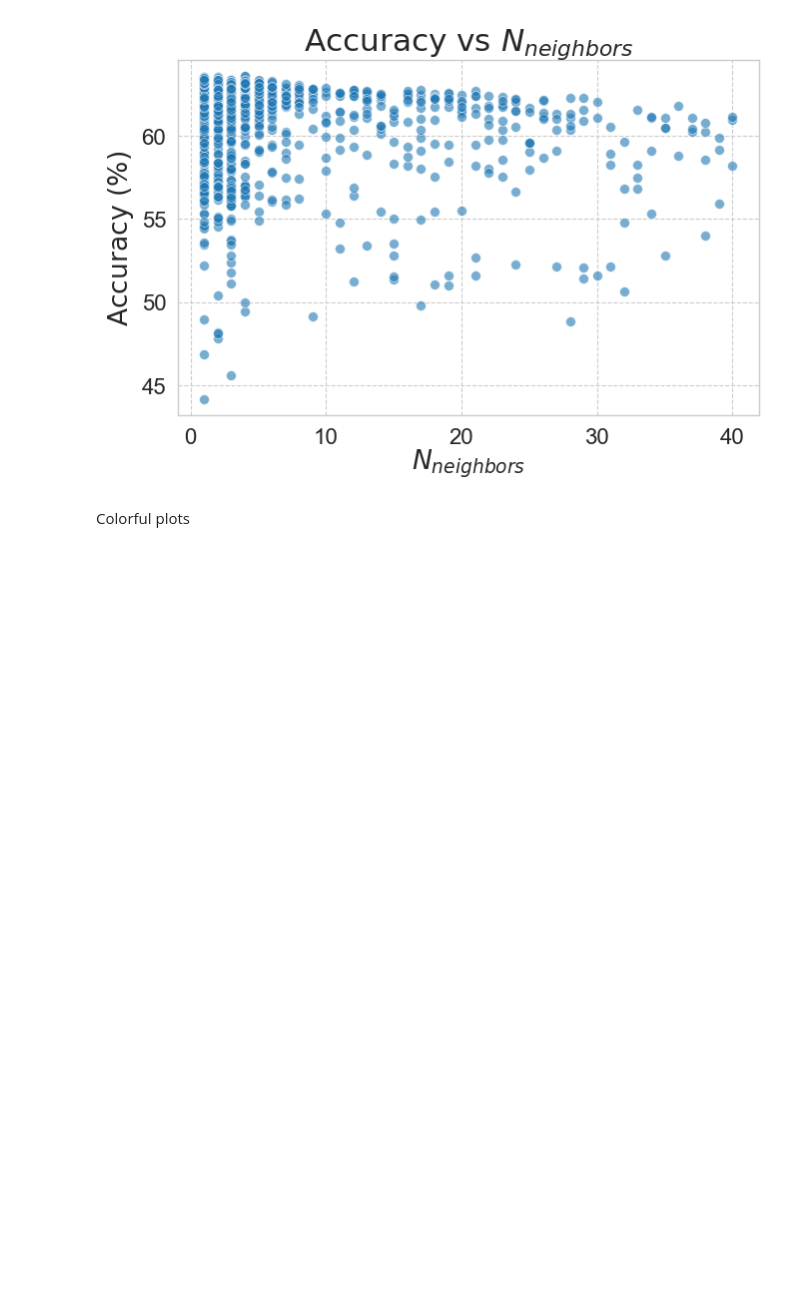
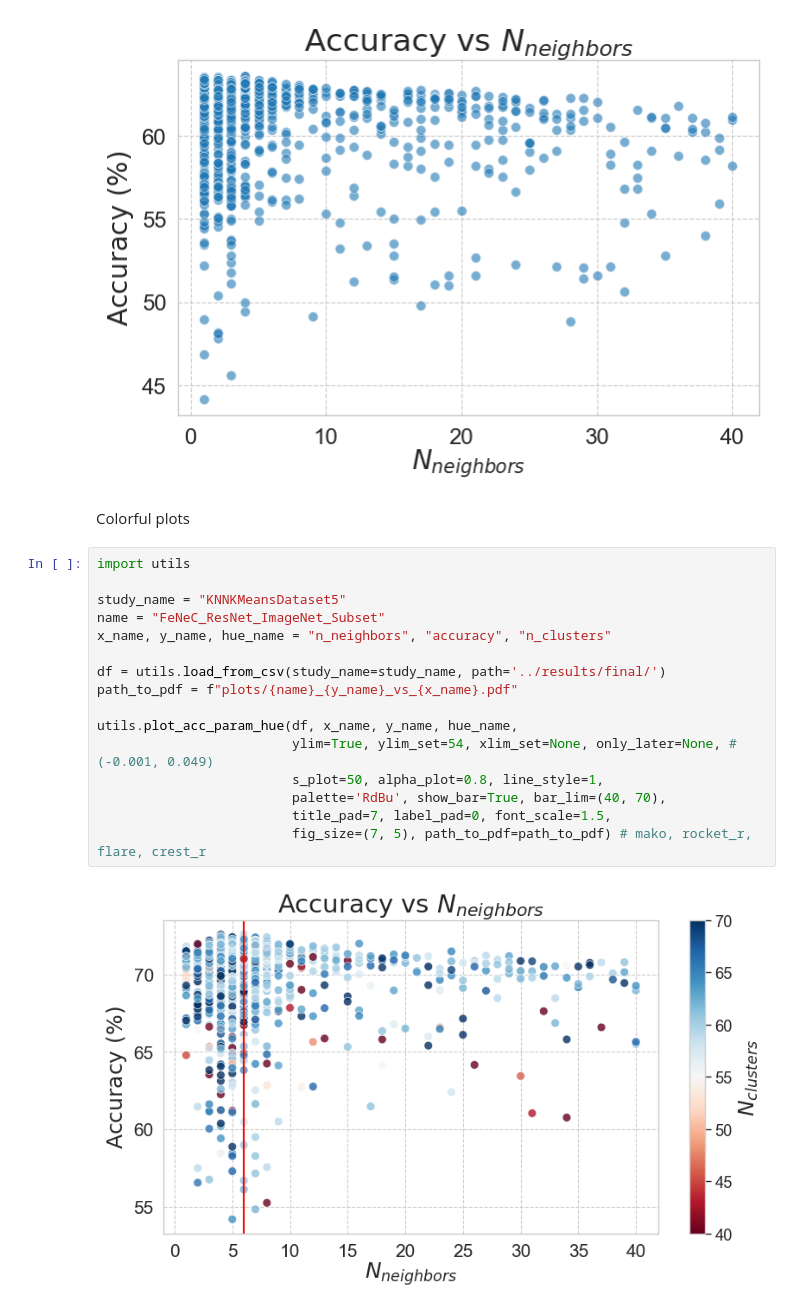
Before and after one commit to gmum/FeNeC, a Jupyter notebook: Notebooks/cifar_resnet.ipynb, the cells around one changed output. Saved outputs shown, nothing was run; the diff lists cells and outputs as text; blank space fills up the shorter version.

```diff
--- a/Notebooks/cifar_resnet.ipynb
+++ b/Notebooks/cifar_resnet.ipynb
@@ -124,3 +124,21 @@ utils.plot_param_accuracy(param_name=param_name, param_vals=param_vals, accuraci
 [figure]
 # %% [markdown]
 Colorful plots
+# %%
+import utils
+
+study_name = "KNNKMeansDataset5"
+name = "FeNeC_ResNet_ImageNet_Subset"
+x_name, y_name, hue_name = "n_neighbors", "accuracy", "n_clusters"
+
+df = utils.load_from_csv(study_name=study_name, path='../results/final/')
+path_to_pdf = f"plots/{name}_{y_name}_vs_{x_name}.pdf"
+
+utils.plot_acc_param_hue(df, x_name, y_name, hue_name,
+                         ylim=True, ylim_set=54, xlim_set=None, only_later=None, # (-0.001, 0.049)
+                         s_plot=50, alpha_plot=0.8, line_style=1,
+                         palette='RdBu', show_bar=True, bar_lim=(40, 70),
+                         title_pad=7, label_pad=0, font_scale=1.5,
+                         fig_size=(7, 5), path_to_pdf=path_to_pdf) # mako, rocket_r, flare, crest_r
+# %% [output]
+[figure, added]
```
Also changed, not shown: parts of 4 cells of this notebook, 1 other file.
